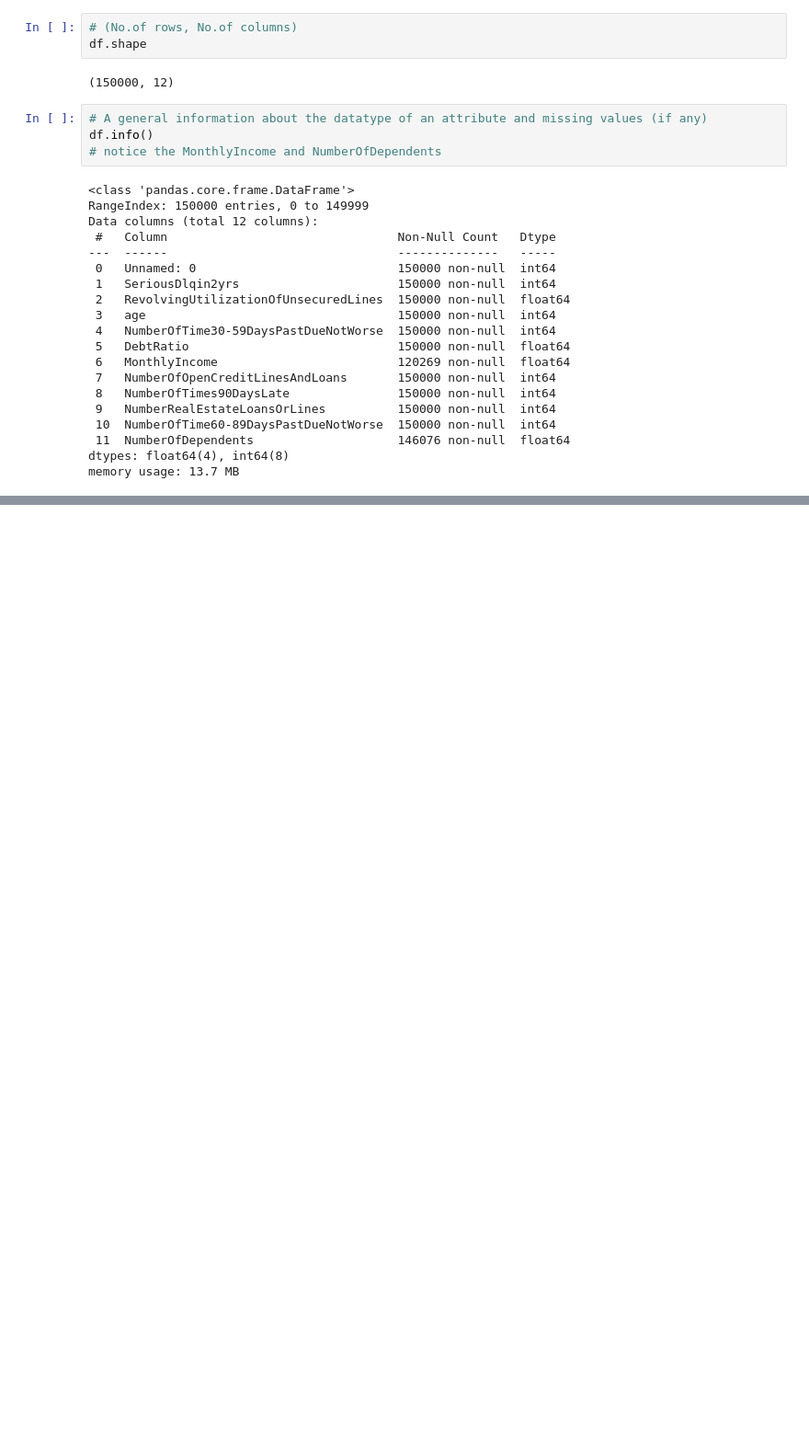
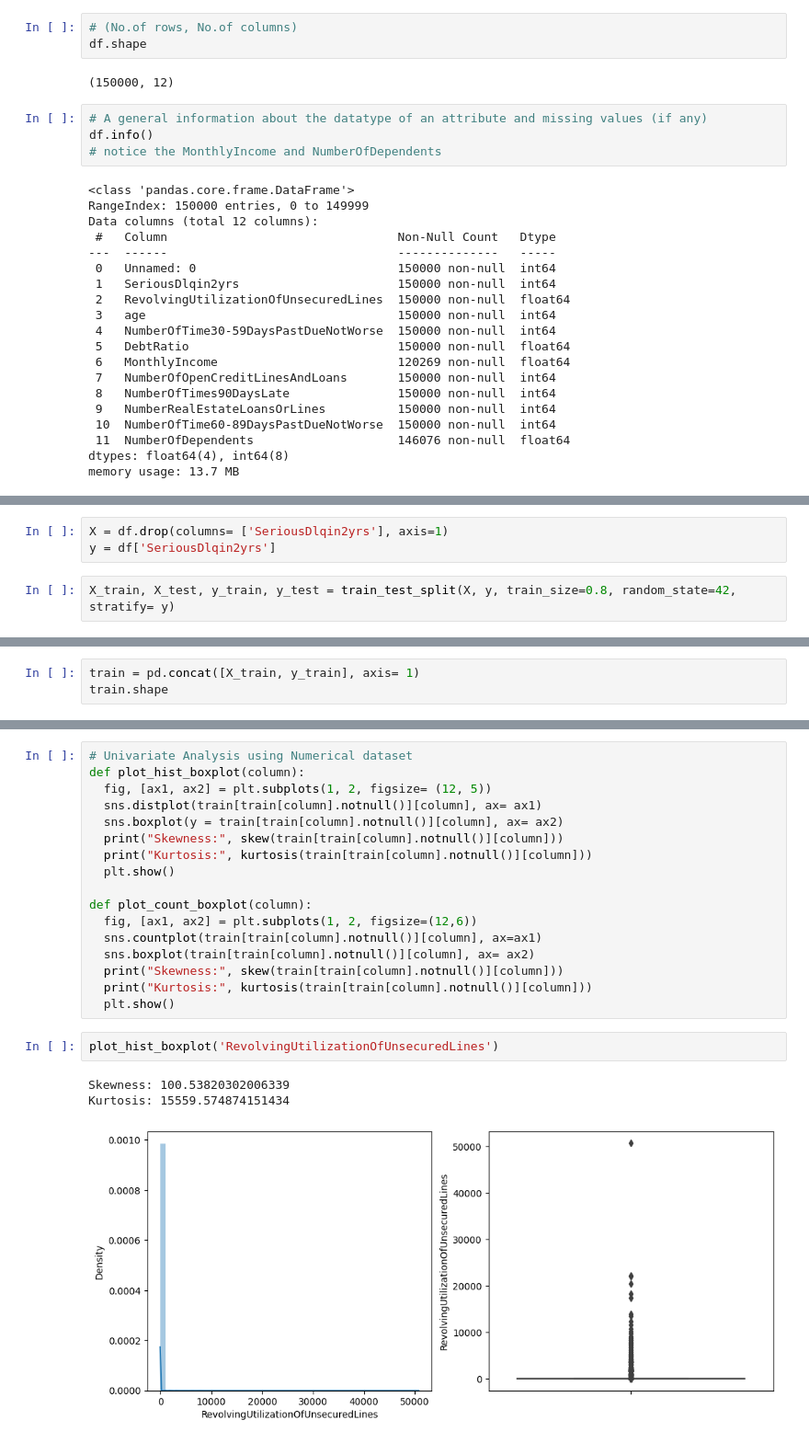
Before and after one commit to sk-aili/applied-machine-learning, a Jupyter notebook: lib/EDA.ipynb, the cells around one changed output, grey strips where cells are left out. Shown at 92% size. Cells and saved outputs as stored; diff of their text form; blank space fills up the shorter version.

```diff
--- a/lib/EDA.ipynb
+++ b/lib/EDA.ipynb
@@ -82,0 +166,5 @@ df.head()
+# %%
+X = df.drop(columns= ['SeriousDlqin2yrs'], axis=1)
+y = df['SeriousDlqin2yrs']
+# %%
+X_train, X_test, y_train, y_test = train_test_split(X, y, train_size=0.8, random_state=42, stratify= y)
@@ -82,0 +193,3 @@ df.head()
+# %%
+train = pd.concat([X_train, y_train], axis= 1)
+train.shape
@@ -82,0 +206,23 @@ df.head()
+# %%
+# Univariate Analysis using Numerical dataset
+def plot_hist_boxplot(column):
+  fig, [ax1, ax2] = plt.subplots(1, 2, figsize= (12, 5))
+  sns.distplot(train[train[column].notnull()][column], ax= ax1)
+  sns.boxplot(y = train[train[column].notnull()][column], ax= ax2)
+  print("Skewness:", skew(train[train[column].notnull()][column]))
+  print("Kurtosis:", kurtosis(train[train[column].notnull()][column]))
+  plt.show()
+
+def plot_count_boxplot(column):
+  fig, [ax1, ax2] = plt.subplots(1, 2, figsize=(12,6))
+  sns.countplot(train[train[column].notnull()][column], ax=ax1)
+  sns.boxplot(train[train[column].notnull()][column], ax= ax2)
+  print("Skewness:", skew(train[train[column].notnull()][column]))
+  print("Kurtosis:", kurtosis(train[train[column].notnull()][column]))
+  plt.show()
+# %%
+plot_hist_boxplot('RevolvingUtilizationOfUnsecuredLines')
+# %% [output]
+Skewness: 100.53820302006339
+Kurtosis: 15559.574874151434
+[figure, added]
```
Also changed, not shown: parts of 33 cells of this notebook.
